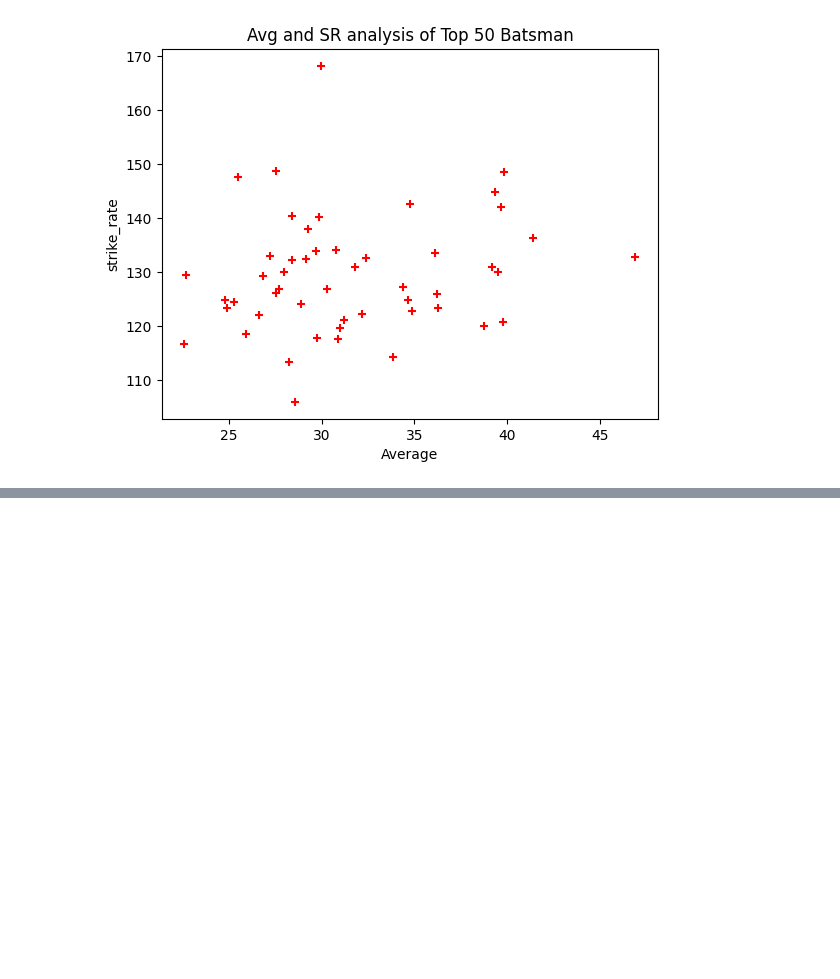
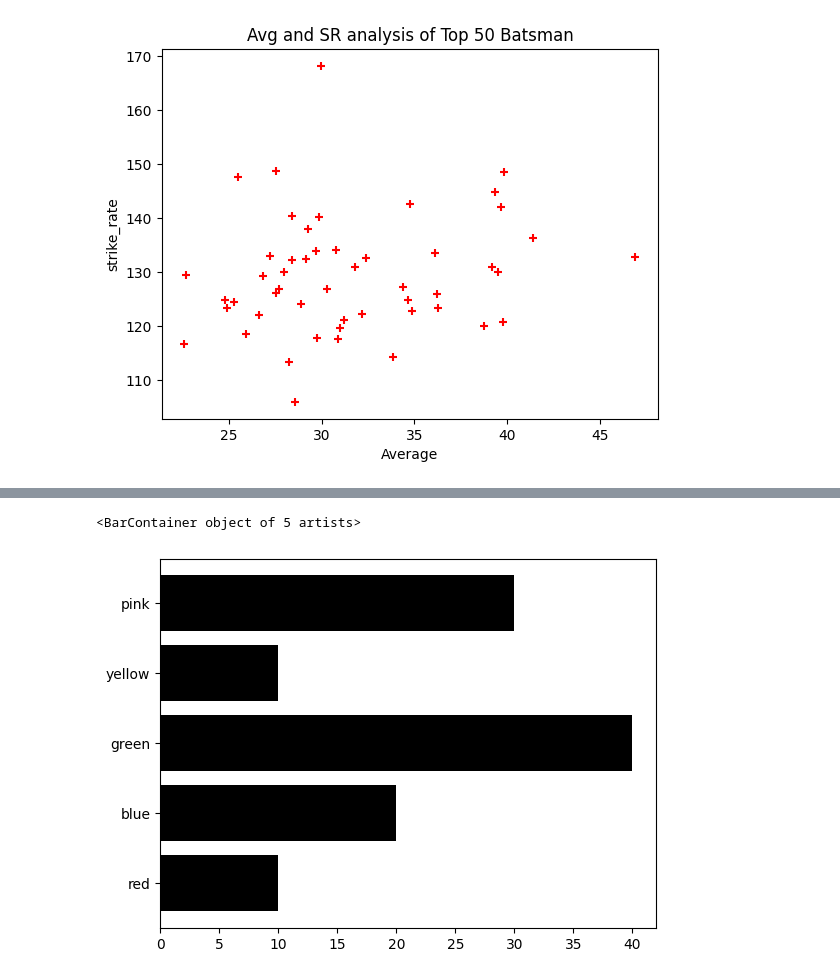
Before and after one commit to LAXMANPANT123/python-projects, a Jupyter notebook: matplotlib.ipynb, the cells around one changed output, grey strips where cells are left out. Saved outputs shown, nothing was run; the diff lists cells and outputs as text; code cells hidden in the pictures; blank space fills up the shorter version.

```diff
--- a/matplotlib.ipynb
+++ b/matplotlib.ipynb
@@ -158,0 +193,6 @@ Text(0, 0.5, 'strike_rate')
+# %%
+# horizontal bar chart
+plt.barh(colors,children,color='black')
+# %% [output]
+<BarContainer object of 5 artists>
+[figure, added]
```
Also changed, not shown: parts of 12 cells of this notebook.
